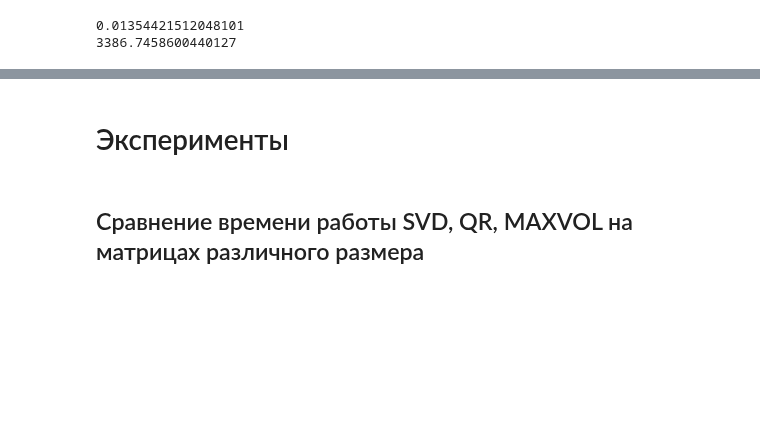
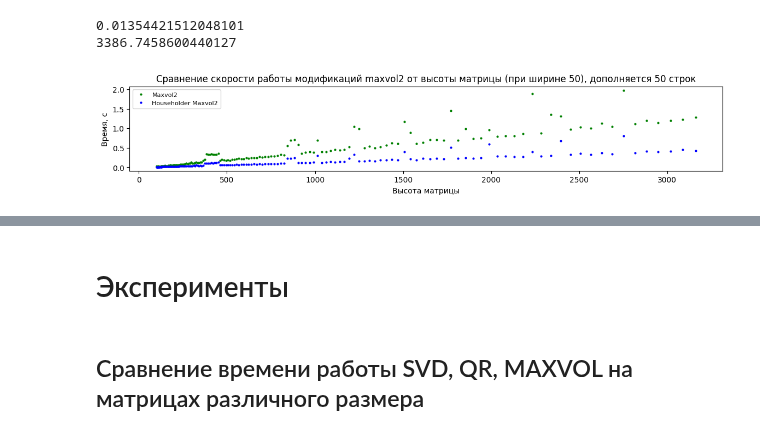
Before and after one commit to ol3gka/AI_Masters_NLA_projects_Matrix_Masters, a Jupyter notebook: Maxvol_code.ipynb, the cells around one changed output, grey strips where cells are left out. Cells and saved outputs as stored; diff of their text form; code cells hidden in the pictures; blank space fills up the shorter version.

```diff
--- a/Maxvol_code.ipynb
+++ b/Maxvol_code.ipynb
@@ -715,6 +748,7 @@ def hmaxvol2 (A: np.array, I:np.array, n:int):
 
     :return result: I, набор строк, задающий доминантную матрицу
     '''
+    r = I.shape[0]
     m = A.shape[0]
     C = A @ np.hstack((np.linalg.inv(A[I,:]),np.zeros((r,n-r))))
     current_order = np.arange(m)
@@ -776,3 +811,31 @@ print(matrix_volume(A[np.ix_(I,J)]))
 # %% [output]
 0.01354421512048101
 3386.7458600440127
+# %%
+m = 50
+time_dict = {}
+time_dict2 = {}
+
+for n in tqdm(np.logspace(2, 3.5, num=150, dtype=int)):
+  a = generator(n,m,50)
+  start_time = time.time()
+  I = maxvol2_simplified(a,np.arange(50),50+50)
+  end_time = time.time()
+  time_dict[n]=(end_time - start_time) # секунды
+  start_time = time.time()
+  I = hmaxvol2(a,np.arange(50),50+50)
+  end_time = time.time()
+  time_dict2[n]=(end_time - start_time) # секунды
+time_experiments = pd.DataFrame(data=time_dict.values(), columns=["Maxvol2"], index=time_dict.keys())
+time_experiments2 = pd.DataFrame(data=time_dict2.values(), columns=["Householder Maxvol2"], index=time_dict.keys())
+fig, ax = plt.subplots(1, 1, figsize=(14, 2))
+time_experiments.plot(marker='o', markersize=2, linestyle = 'None', ax=ax, c='g')
+time_experiments2.plot(marker='o', markersize=2, linestyle = 'None', ax=ax, c='b')
+
+plt.legend(loc ="upper left", fontsize=8)
+plt.title(f'Сравнение скорости работы модификаций maxvol2 от высоты матрицы (при ширине 50), дополняется 50 строк')
+ax.set_xlabel(f"Высота матрицы")
+ax.set_ylabel(f"Время, с")
+plt.show()
+# %% [output]
+[figure, added]
```
Also changed, not shown: parts of 6 cells of this notebook.
